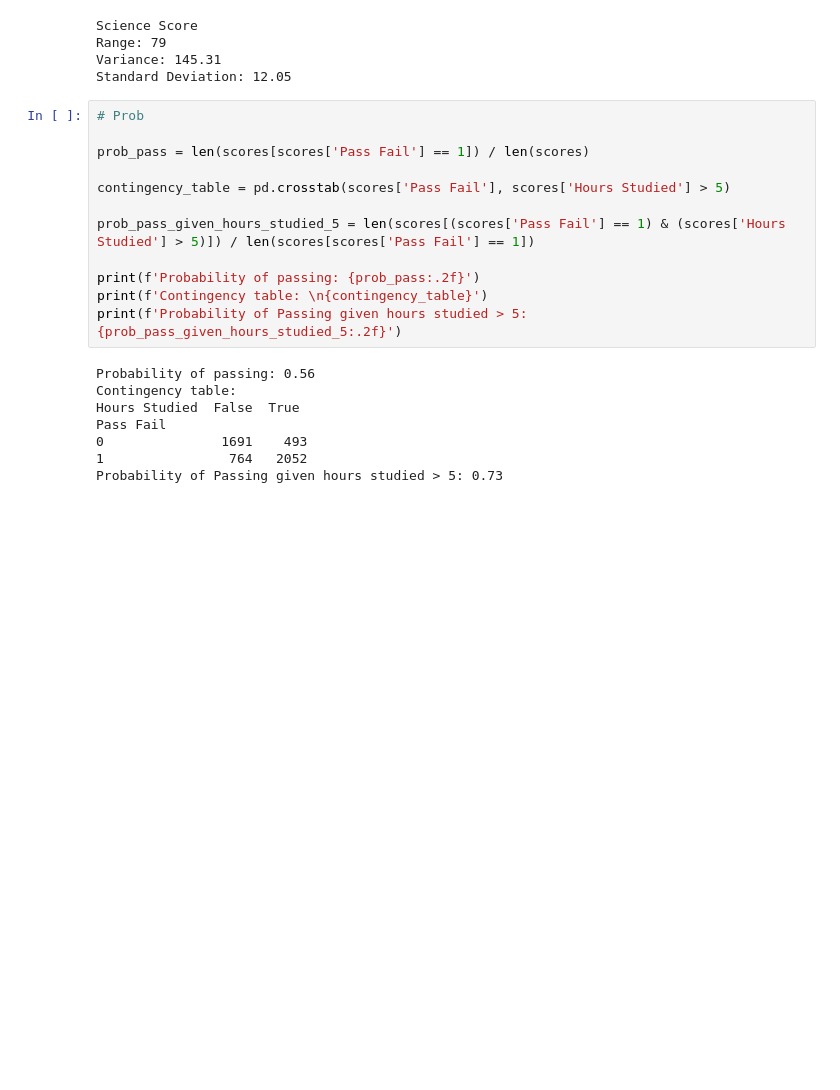
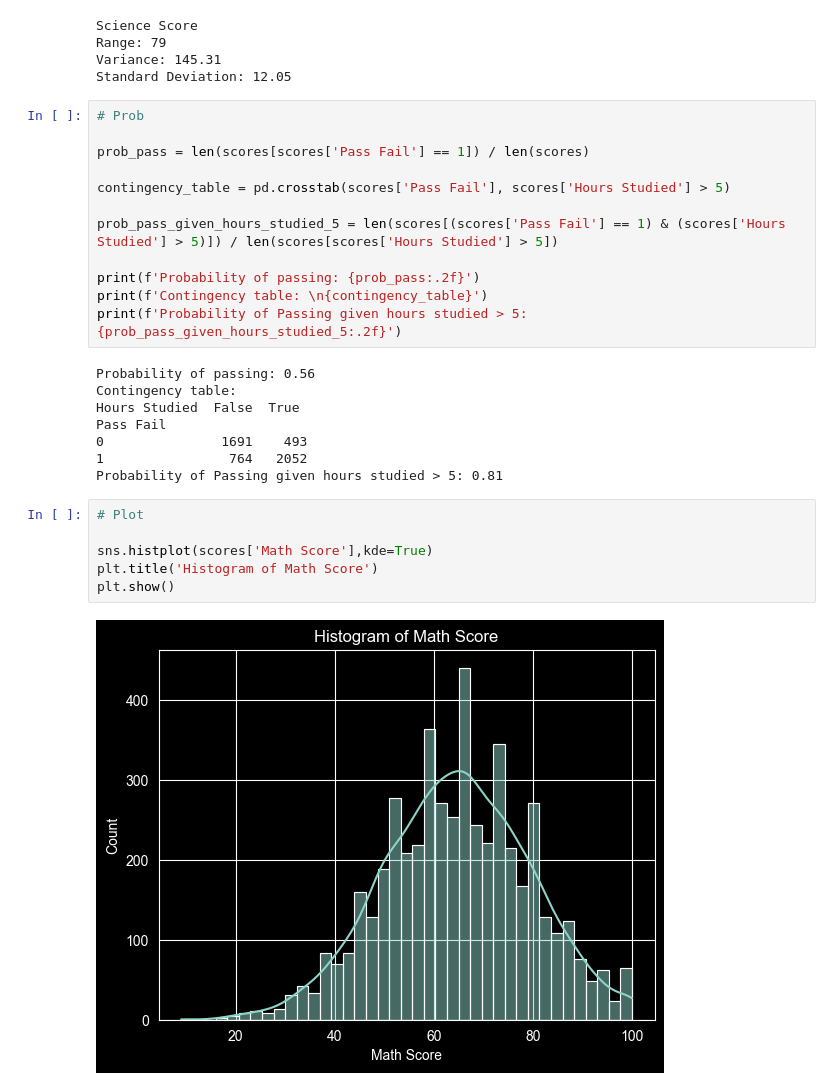
Before and after one commit to krish-desai-123/Mathematics-and-Advanced-Statistics, a Jupyter notebook: Final_Project/final_project.ipynb, the cells around one changed output. Drawn from its saved outputs; the diff is of its cells as text; blank space fills up the shorter version.

```diff
--- a/Final_Project/final_project.ipynb
+++ b/Final_Project/final_project.ipynb
@@ -56,7 +59,7 @@ prob_pass = len(scores[scores['Pass Fail'] == 1]) / len(scores)
 
 contingency_table = pd.crosstab(scores['Pass Fail'], scores['Hours Studied'] > 5)
 
-prob_pass_given_hours_studied_5 = len(scores[(scores['Pass Fail'] == 1) & (scores['Hours Studied'] > 5)]) / len(scores[scores['Pass Fail'] == 1])
+prob_pass_given_hours_studied_5 = len(scores[(scores['Pass Fail'] == 1) & (scores['Hours Studied'] > 5)]) / len(scores[scores['Hours Studied'] > 5])
 
 print(f'Probability of passing: {prob_pass:.2f}')
 print(f'Contingency table: \n{contingency_table}')
@@ -68,4 +71,12 @@ Hours Studied  False  True
 Pass Fail
 0               1691    493
 1                764   2052
-Probability of Passing given hours studied > 5: 0.73
+Probability of Passing given hours studied > 5: 0.81
+# %%
+# Plot
+
+sns.histplot(scores['Math Score'],kde=True)
+plt.title('Histogram of Math Score')
+plt.show()
+# %% [output]
+[figure, added]
```
Also changed, not shown: parts of 7 cells of this notebook, 2 other files.
